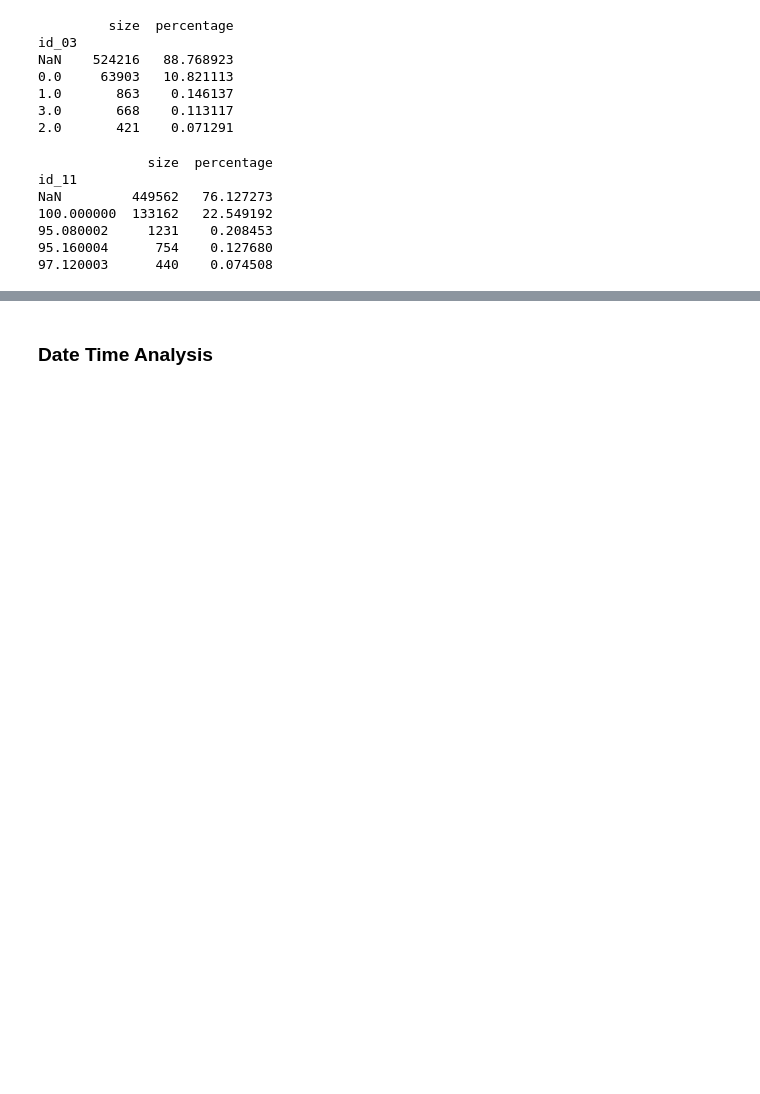
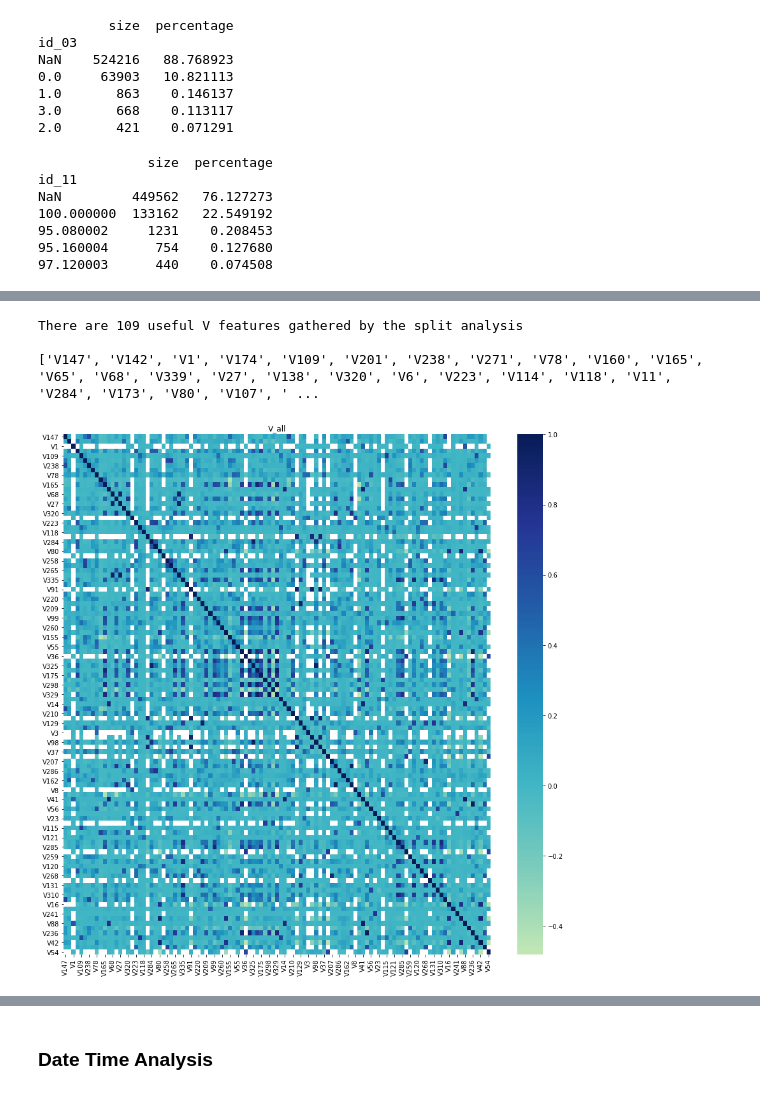
Before and after one commit to JoshSpangler96/IEEE-CIS-Fraud-Detection, a Jupyter notebook: IEEE_Fraud_Detection_EDA.ipynb, the cells around one changed output, grey strips where cells are left out. Saved outputs shown, nothing was run; the diff lists cells and outputs as text; code cells hidden in the pictures; blank space fills up the shorter version.

```diff
--- a/IEEE_Fraud_Detection_EDA.ipynb
+++ b/IEEE_Fraud_Detection_EDA.ipynb
@@ -1192,0 +1124,12 @@ corr_plot(df=train, features=features, title='V279-V321', annot=False)
+# %%
+# Highly Correlated groups
+print('Highly Correlated Groups:')
+cor_groups = correlation_groups(df=train, features=features, threshold=0.75)
+for index, group in enumerate(cor_groups):
+    print(f'{index+1}: {group}')
+
+# features to use
+use = set(reduce_groups(df=train, groups=cor_groups))
+print(f'Features to use: {sorted(list(use))}')
+for item in use:
+    v_features_to_use.append(item)
@@ -1192,0 +1187,12 @@ corr_plot(df=train, features=features, title='V279-V321', annot=False)
+# %%
+v_features_to_use = list(set(v_features_to_use))
+print(f'There are {len(v_features_to_use)} useful V features gathered by the split analysis\n')
+print(v_features_to_use)
+# %% [output]
+There are 109 useful V features gathered by the split analysis
+
+['V147', 'V142', 'V1', 'V174', 'V109', 'V201', 'V238', 'V271', 'V78', 'V160', 'V165', 'V65', 'V68', 'V339', 'V27', 'V138', 'V320', 'V6', 'V223', 'V114', 'V118', 'V11', 'V284', 'V173', 'V80', 'V107', ' ...
+# %%
+corr_plot(df=train, features=v_features_to_use, title='V_all', annot=False)
+# %% [output]
+[figure, added]
```
Also changed, not shown: parts of 137 cells of this notebook.
